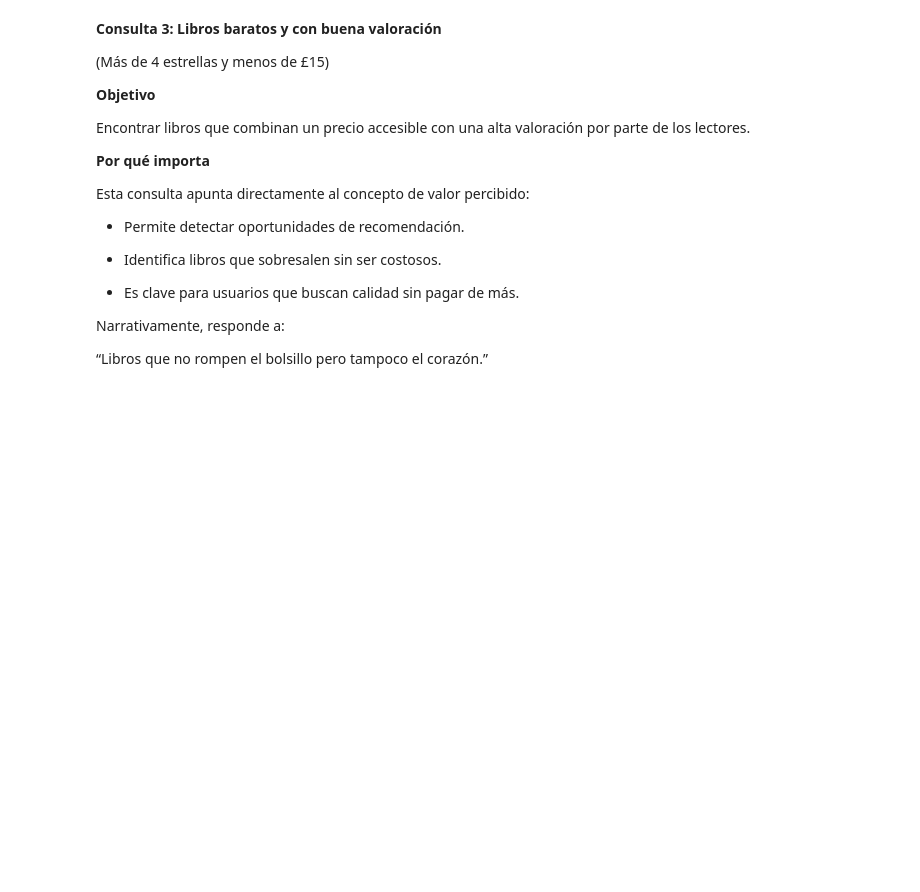
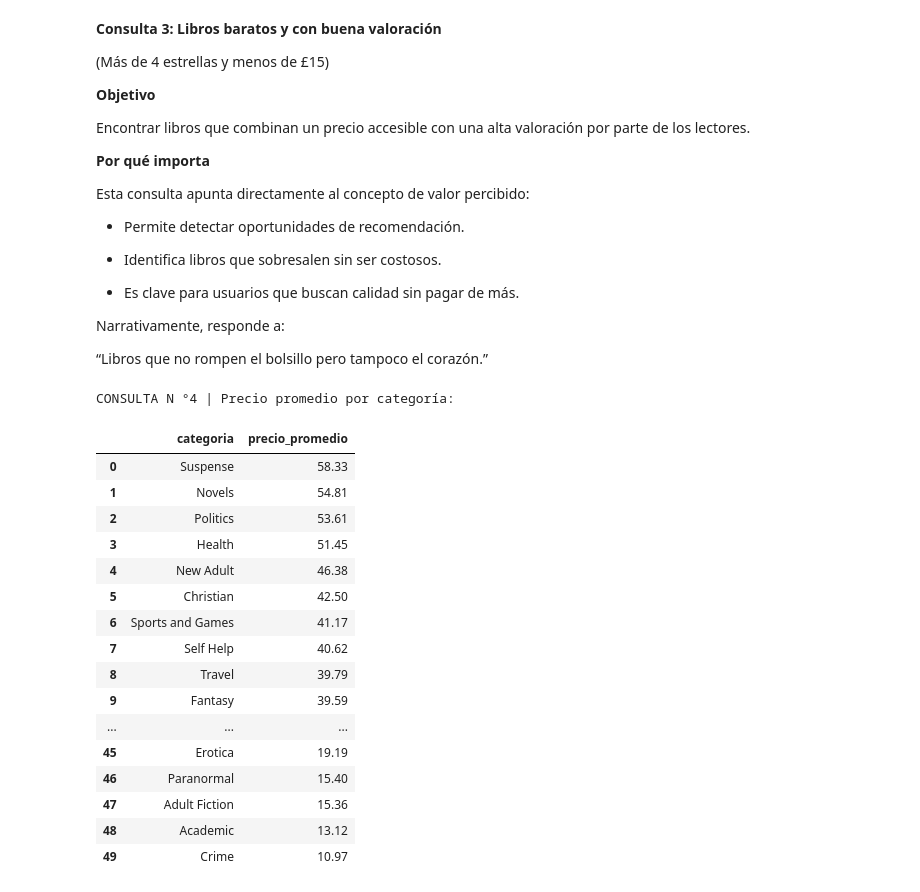
Before and after one commit to NanoBurgos/TheHuddle-Desafio4-Crimen_en_la_libreria_SQL, a Jupyter notebook: consulta_mortal.ipynb, the cells around one changed output. Drawn from its saved outputs; the diff is of its cells as text; code cells hidden in the pictures; blank space fills up the shorter version.

Commit message:
Consulta 4 + Reporte (Objetivo, Importancia)

```diff
--- a/consulta_mortal.ipynb
+++ b/consulta_mortal.ipynb
@@ -479,3 +479,36 @@ Esta consulta apunta directamente al concepto de valor percibido:
 Narrativamente, responde a:
 
 “Libros que no rompen el bolsillo pero tampoco el corazón.”
+# %%
+
+# Consulta 4: Promedio de precios por categoría
+# “Qué géneros son más caros o más baratos”
+query4 = """
+SELECT c.nombre AS categoria, ROUND(AVG(l.precio), 2) AS precio_promedio
+FROM libro l
+JOIN categoria c ON l.categoria_id = c.id
+GROUP BY c.nombre
+ORDER BY precio_promedio DESC;
+"""
+print("\nCONSULTA N °4 | Precio promedio por categoría:")
+df4 = pd.read_sql_query(query4, conn)
+display(df4)
+# %% [output]
+CONSULTA N °4 | Precio promedio por categoría:
+|  | categoria | precio_promedio |
+| 0 | Suspense | 58.33 |
+| 1 | Novels | 54.81 |
+| 2 | Politics | 53.61 |
+| 3 | Health | 51.45 |
+| 4 | New Adult | 46.38 |
+| 5 | Christian | 42.50 |
+| 6 | Sports and Games | 41.17 |
+| 7 | Self Help | 40.62 |
+| 8 | Travel | 39.79 |
+| 9 | Fantasy | 39.59 |
+| ... | ... | ... |
+| 45 | Erotica | 19.19 |
+| 46 | Paranormal | 15.40 |
+| 47 | Adult Fiction | 15.36 |
+| 48 | Academic | 13.12 |
+| 49 | Crime | 10.97 |
```
Also changed, not shown: parts of 1 cell of this notebook.
